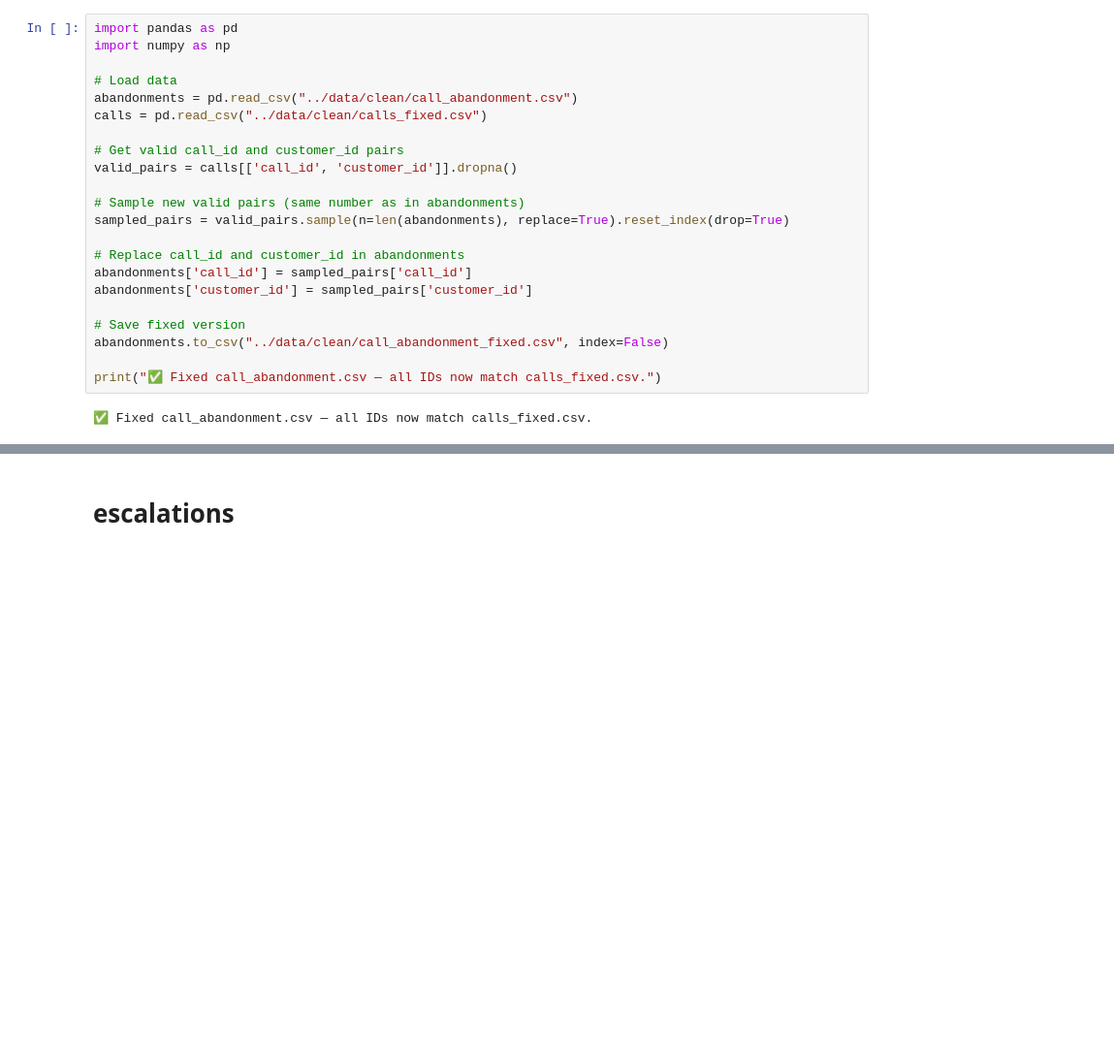
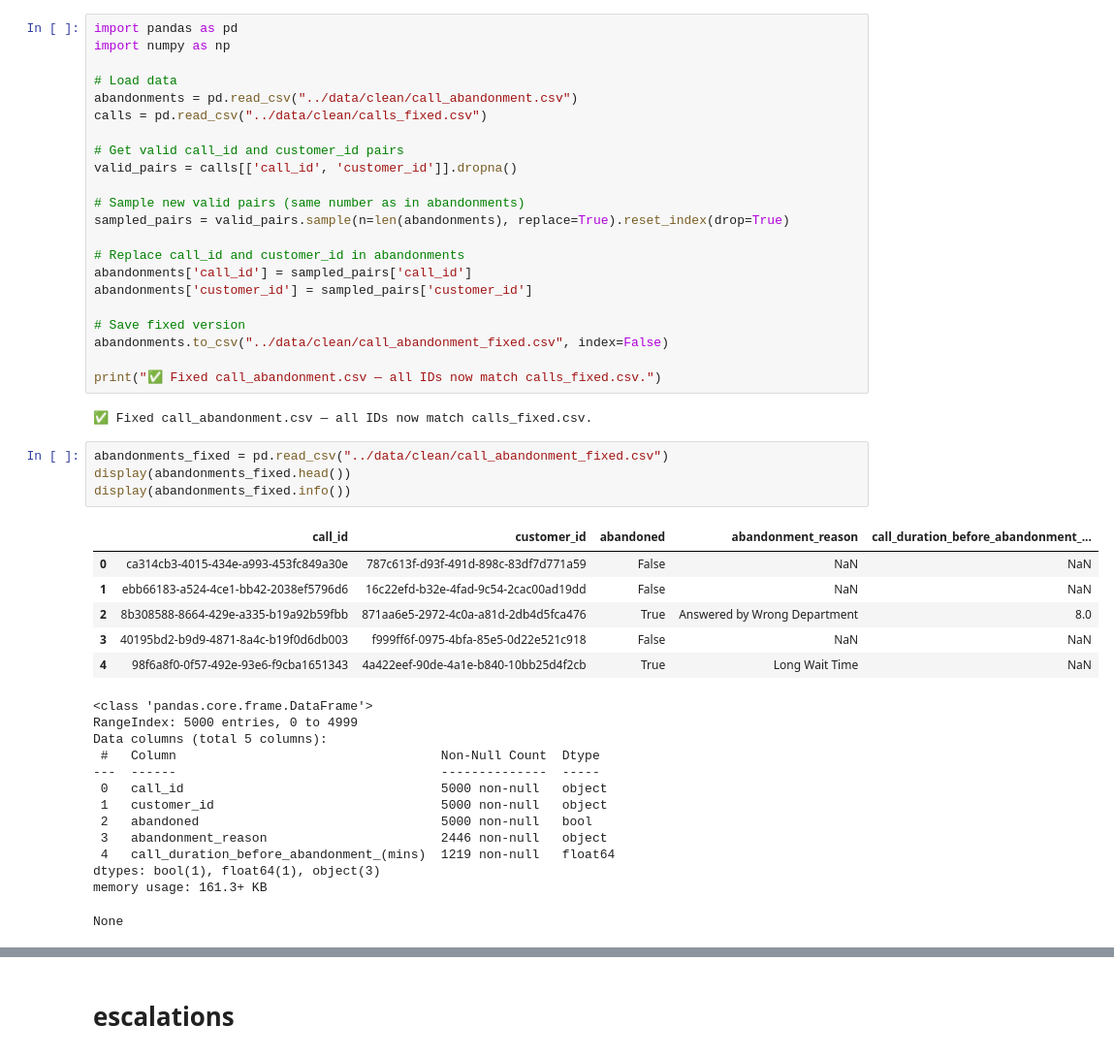
Before and after one commit to DelmarB/call_center_project, a Jupyter notebook: notebooks/proof_clean_datasets.ipynb, the cells around one changed output, grey strips where cells are left out. Shown at 97% size. Saved outputs shown, nothing was run; the diff lists cells and outputs as text; blank space fills up the shorter version.

```diff
--- a/notebooks/proof_clean_datasets.ipynb
+++ b/notebooks/proof_clean_datasets.ipynb
@@ -233,3 +303,27 @@ abandonments.to_csv("../data/clean/call_abandonment_fixed.csv", index=False)
 print("✅ Fixed call_abandonment.csv — all IDs now match calls_fixed.csv.")
 # %% [output]
 ✅ Fixed call_abandonment.csv — all IDs now match calls_fixed.csv.
+# %%
+abandonments_fixed = pd.read_csv("../data/clean/call_abandonment_fixed.csv")
+display(abandonments_fixed.head())
+display(abandonments_fixed.info())
+# %% [output]
+|  | call_id | customer_id | abandoned | abandonment_reason | call_duration_before_abandonment_... |
+| 0 | ca314cb3-4015-434e-a993-453fc849a30e | 787c613f-d93f-491d-898c-83df7d771a59 | False | NaN | NaN |
+| 1 | ebb66183-a524-4ce1-bb42-2038ef5796d6 | 16c22efd-b32e-4fad-9c54-2cac00ad19dd | False | NaN | NaN |
+| 2 | 8b308588-8664-429e-a335-b19a92b59fbb | 871aa6e5-2972-4c0a-a81d-2db4d5fca476 | True | Answered by Wrong Department | 8.0 |
+| 3 | 40195bd2-b9d9-4871-8a4c-b19f0d6db003 | f999ff6f-0975-4bfa-85e5-0d22e521c918 | False | NaN | NaN |
+| 4 | 98f6a8f0-0f57-492e-93e6-f9cba1651343 | 4a422eef-90de-4a1e-b840-10bb25d4f2cb | True | Long Wait Time | NaN |
+<class 'pandas.core.frame.DataFrame'>
+RangeIndex: 5000 entries, 0 to 4999
+Data columns (total 5 columns):
+ #   Column                                   Non-Null Count  Dtype
+---  ------                                   --------------  -----
+ 0   call_id                                  5000 non-null   object
+ 1   customer_id                              5000 non-null   object
+ 2   abandoned                                5000 non-null   bool
+ 3   abandonment_reason                       2446 non-null   object
+ 4   call_duration_before_abandonment_(mins)  1219 non-null   float64
+dtypes: bool(1), float64(1), object(3)
+memory usage: 161.3+ KB
+None
```
Also changed, not shown: parts of 8 cells of this notebook, 20 other files.
